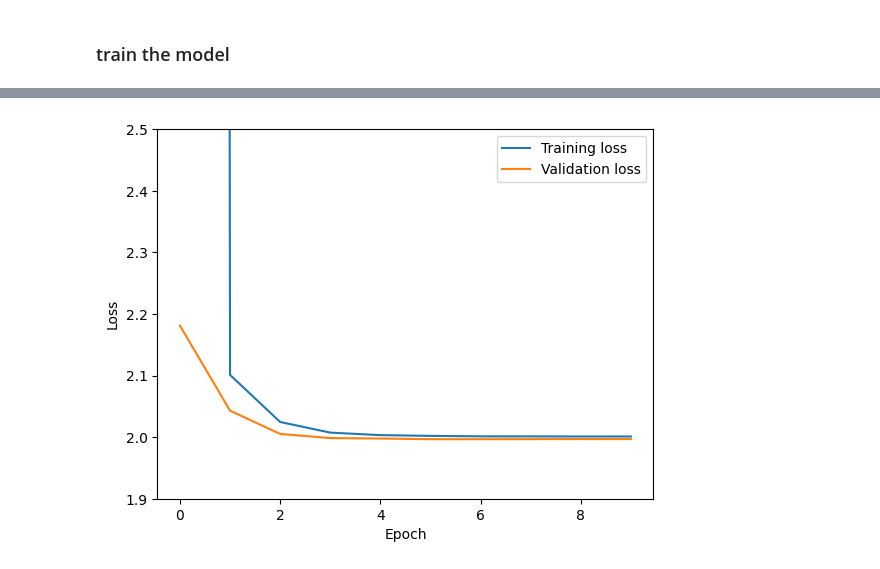
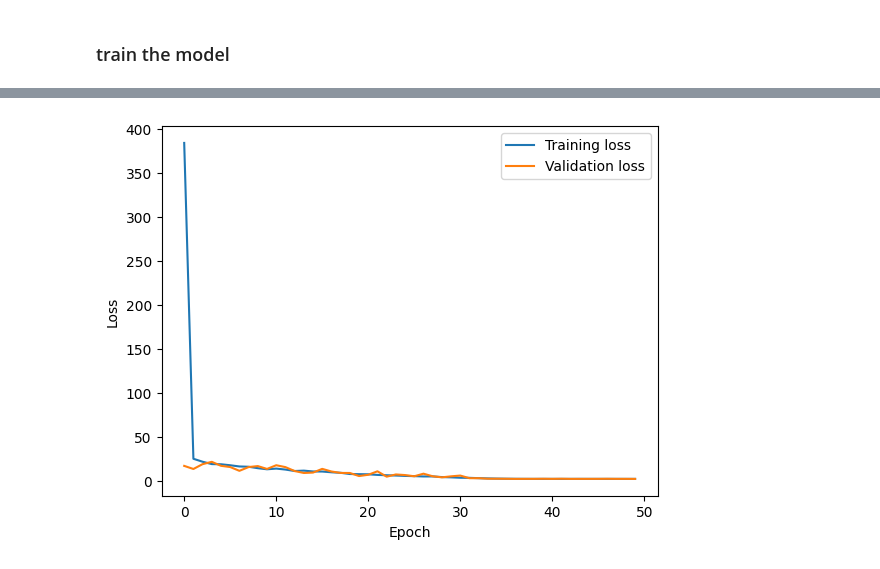
Before and after one commit to ryanbylee/song-genre-predictor, a Jupyter notebook: checkin6.ipynb, the cells around one changed output, grey strips where cells are left out. Saved outputs shown, nothing was run; the diff lists cells and outputs as text; code cells hidden in the pictures.

```diff
--- a/checkin6.ipynb
+++ b/checkin6.ipynb
@@ -168,17 +145,31 @@ class CNN(nn.Module):
+# %%
+# 3-layer neural network
+class Model(nn.Module):
+    def __init__(self):
+        super(Model, self).__init__()
+        self.fc1 = nn.Linear(15, 16)
+        self.fc2 = nn.Linear(16, 32)
+        self.fc3 = nn.Linear(32, 10)
+
+    def forward(self, x):
+        x = F.relu(self.fc1(x))
+        x = F.relu(self.fc2(x))
+        x = self.fc3(x)
+        return x
 # %% [markdown]
 ### train the model
 # %%
-model = CNN()
+model = Model()
 criterion = nn.CrossEntropyLoss()
-optimizer = torch.optim.Adam(model.parameters(), lr=0.001)
+optimizer = torch.optim.Adam(model.parameters(), lr=0.0005)
 
 # create dataloaders
-train_loader = DataLoader(train_dataset, batch_size=64, shuffle=True, drop_last=True)
-valid_loader = DataLoader(valid_dataset, batch_size=64, shuffle=False, drop_last=True)
-test_loader = DataLoader(test_dataset, batch_size=64, shuffle=False, drop_last=True)
+train_loader = DataLoader(train_dataset, batch_size=64, shuffle=True)
+valid_loader = DataLoader(valid_dataset, batch_size=64, shuffle=False)
+test_loader = DataLoader(test_dataset, batch_size=64, shuffle=False)
 
 # train the model, record the validation loss for the plots
-n_epochs = 10
+n_epochs = 50
 train_loss_hist, valid_loss_hist = [], []
 for epoch in range(n_epochs):
     tot_train_loss, tot_valid_loss = 0, 0
@@ -216,17 +210,16 @@ Epoch 9: Validation Loss: 1.9968620858694377
 # %%
 # plot the training and validation loss
 import matplotlib.pyplot as plt
 plt.plot(train_loss_hist, label='Training loss')
 plt.plot(valid_loss_hist, label='Validation loss')
 # set the x-axis to be in terms of epochs
 plt.xlabel('Epoch')
 plt.ylabel('Loss')
 # set the y-axis max to 400
-plt.ylim(1.9, 2.5)
 plt.legend()
 plt.show()
 # %% [output]
-[figure, old version]
+[figure, new version]
 # %%
 # test the model
 model.eval()
```
Also changed, not shown: parts of 3 cells of this notebook.
